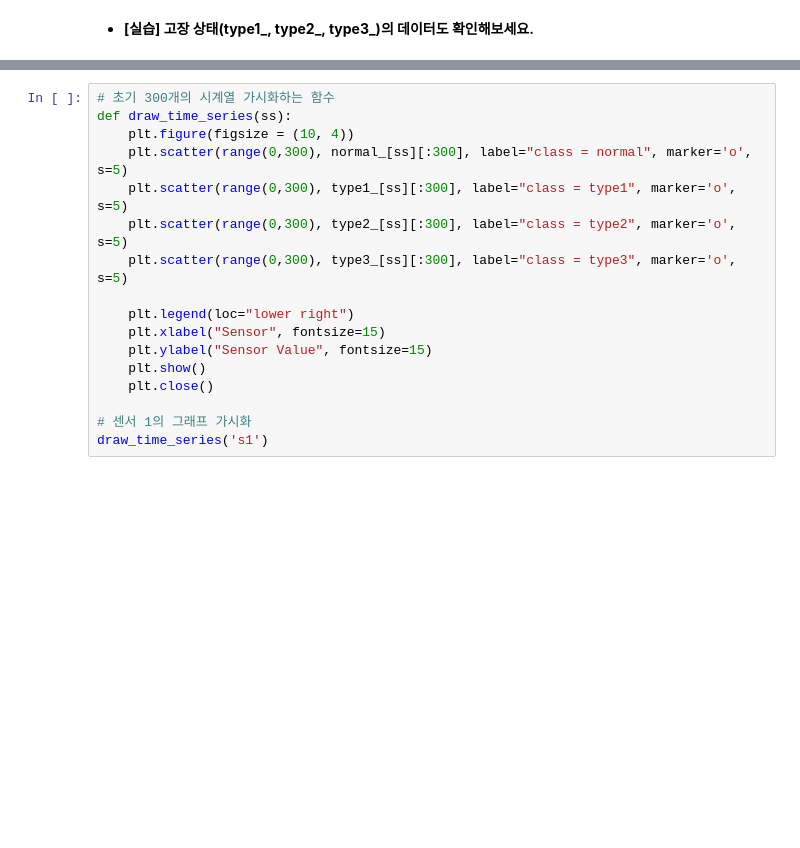
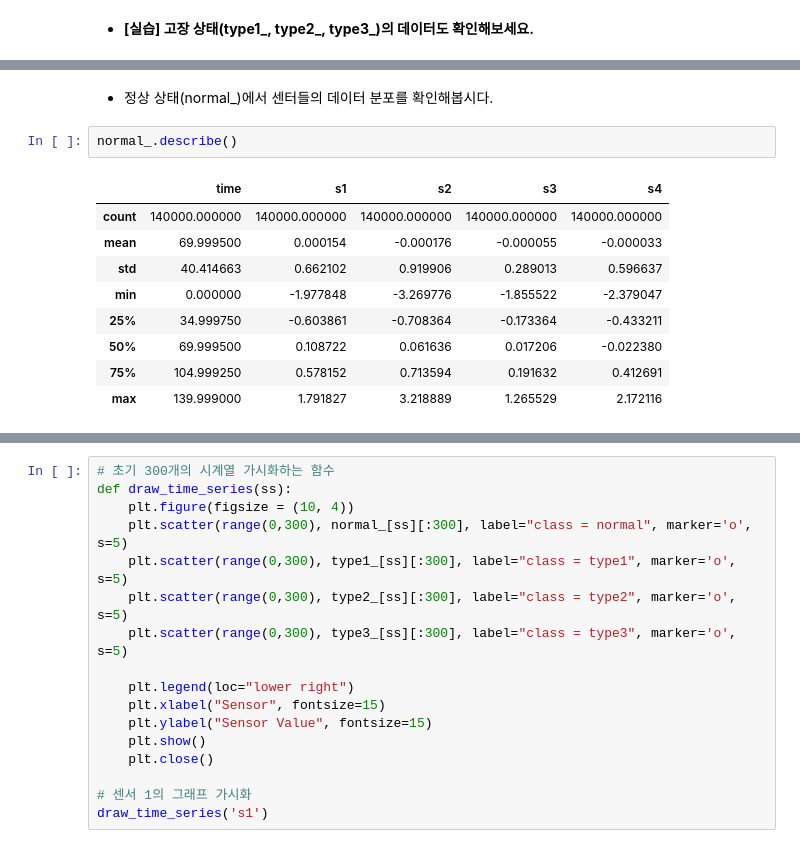
Before and after one commit to jjyjung/ai_mfg, a Jupyter notebook: 회전기계_고장진단_ML실습_v8_small.ipynb, the cells around one changed output, grey strips where cells are left out. Cells and saved outputs as stored; diff of their text form; blank space fills up the shorter version.

```diff
--- a/회전기계_고장진단_ML실습_v8_small.ipynb
+++ b/회전기계_고장진단_ML실습_v8_small.ipynb
@@ -111,0 +113,14 @@ normal_
+# %% [markdown]
+* 정상 상태(normal_)에서 센터들의 데이터 분포를 확인해봅시다.
+# %%
+normal_.describe()
+# %% [output]
+|  | time | s1 | s2 | s3 | s4 |
+| count | 140000.000000 | 140000.000000 | 140000.000000 | 140000.000000 | 140000.000000 |
+| mean | 69.999500 | 0.000154 | -0.000176 | -0.000055 | -0.000033 |
+| std | 40.414663 | 0.662102 | 0.919906 | 0.289013 | 0.596637 |
+| min | 0.000000 | -1.977848 | -3.269776 | -1.855522 | -2.379047 |
+| 25% | 34.999750 | -0.603861 | -0.708364 | -0.173364 | -0.433211 |
+| 50% | 69.999500 | 0.108722 | 0.061636 | 0.017206 | -0.022380 |
+| 75% | 104.999250 | 0.578152 | 0.713594 | 0.191632 | 0.412691 |
+| max | 139.999000 | 1.791827 | 3.218889 | 1.265529 | 2.172116 |
```
Also changed, not shown: parts of 34 cells of this notebook.
